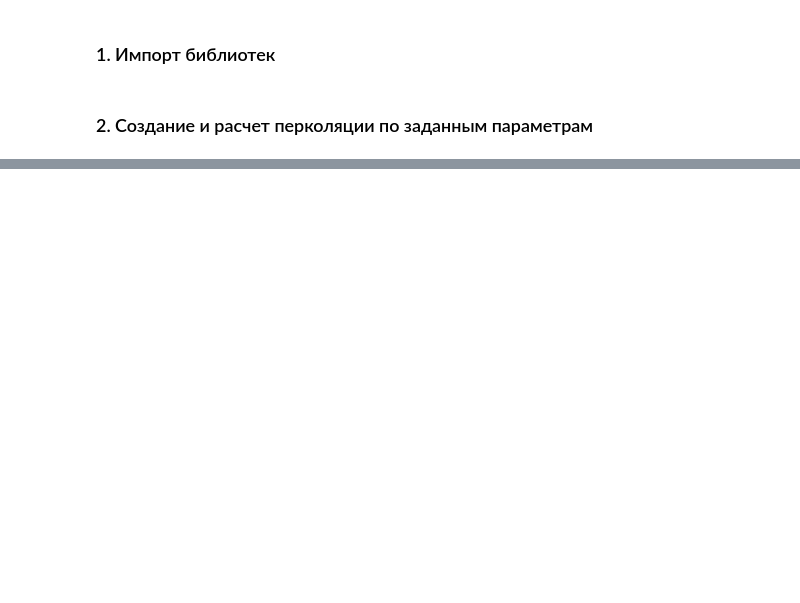
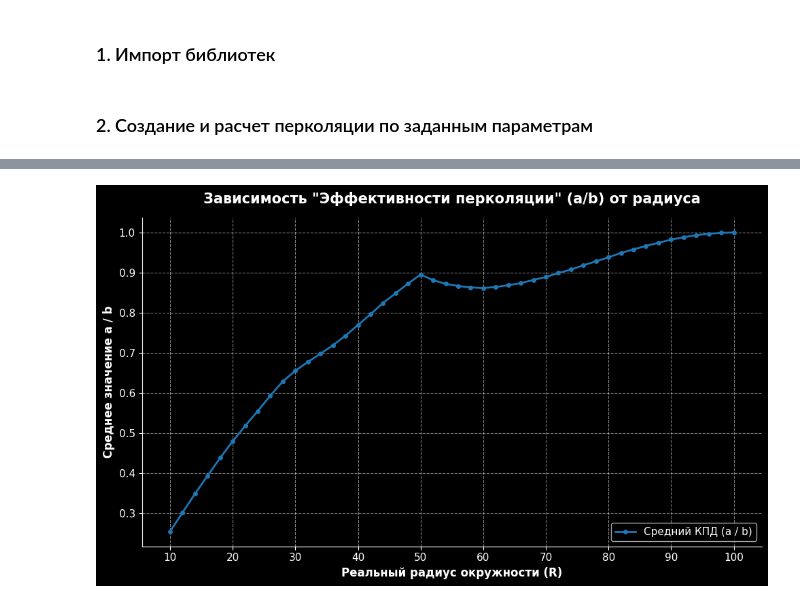
Before and after one commit to Vasja1142/system-modeling, a Jupyter notebook: percolation.ipynb, the cells around one changed output, grey strips where cells are left out. Cells and saved outputs as stored; diff of their text form; code cells hidden in the pictures; blank space fills up the shorter version.

```diff
--- a/percolation.ipynb
+++ b/percolation.ipynb
@@ -60,0 +107,37 @@ print(p)
+# %%
+result = []
+min_x, max_x, step = 10, 100, 2
+for i in range(min_x,max_x+1, step):
+    arr = []
+    for j in range(100000):
+        a, b = percolation(i)
+        arr.append(a/b)
+    result.append(sum(arr)/len(arr))
+# %%
+radii = list(range(min_x, max_x + 1, step))
+
+# Создаем фигуру
+plt.figure(figsize=(10, 6))
+
+# Строим график.
+plt.plot(radii, result, marker='o', linestyle='-', color='#1f77b4', linewidth=2, markersize=4, label='Средний КПД (a / b)')
+
+plt.title('Зависимость "Эффективности перколяции" (a/b) от радиуса', fontsize=15, fontweight='bold', pad=15)
+plt.xlabel('Реальный радиус окружности (R)', fontsize=12, fontweight='bold')
+plt.ylabel('Среднее значение a / b', fontsize=12, fontweight='bold')
+
+# Создаем деления с шагом 10 (10, 20, 30 ... 100), чтобы текст не наслаивался
+x_ticks = list(range(10, 101, 10))
+plt.xticks(x_ticks, fontsize=11)
+plt.yticks(fontsize=11)
+
+plt.grid(True, linestyle='--', alpha=0.5)
+plt.legend(fontsize=11, loc='lower right')
+
+plt.gca().spines['top'].set_visible(False)
+plt.gca().spines['right'].set_visible(False)
+
+plt.tight_layout()
+plt.show()
+# %% [output]
+[figure, added]
```
Also changed, not shown: parts of 4 cells of this notebook, 2 other files.
